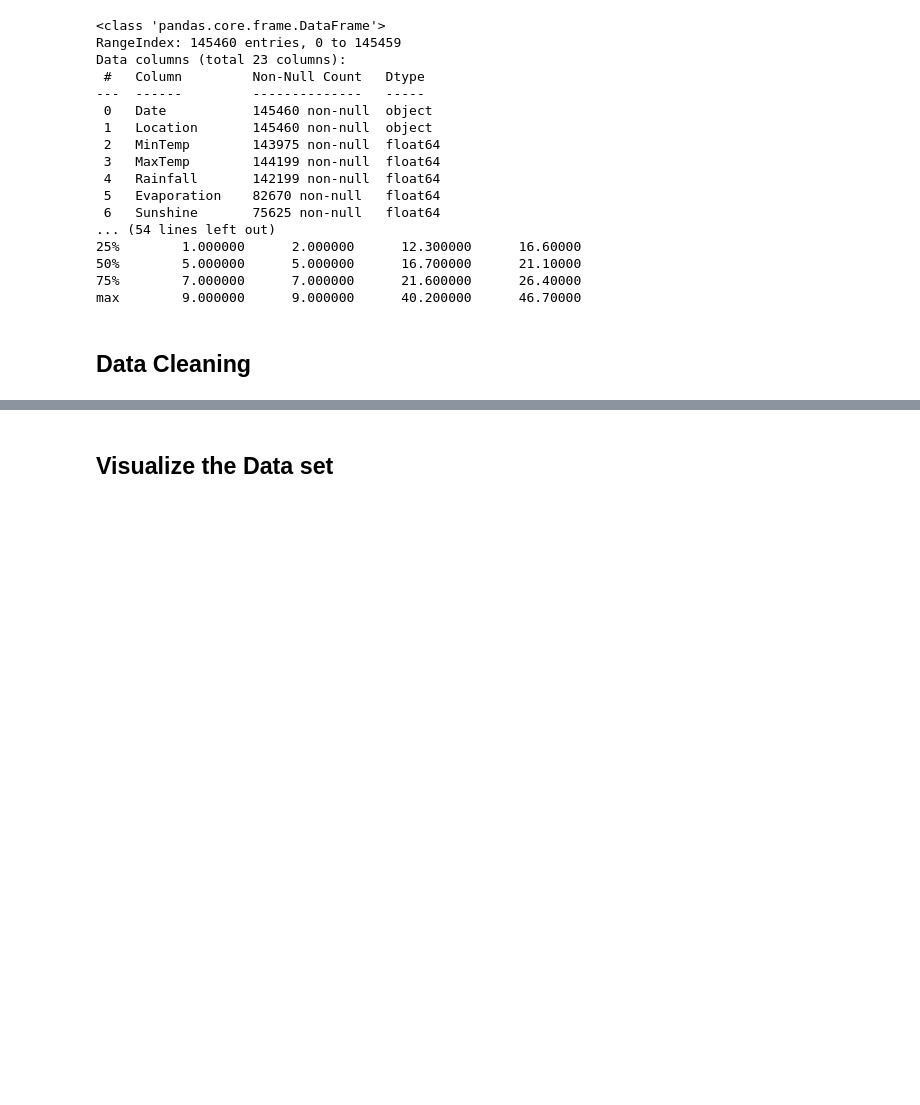
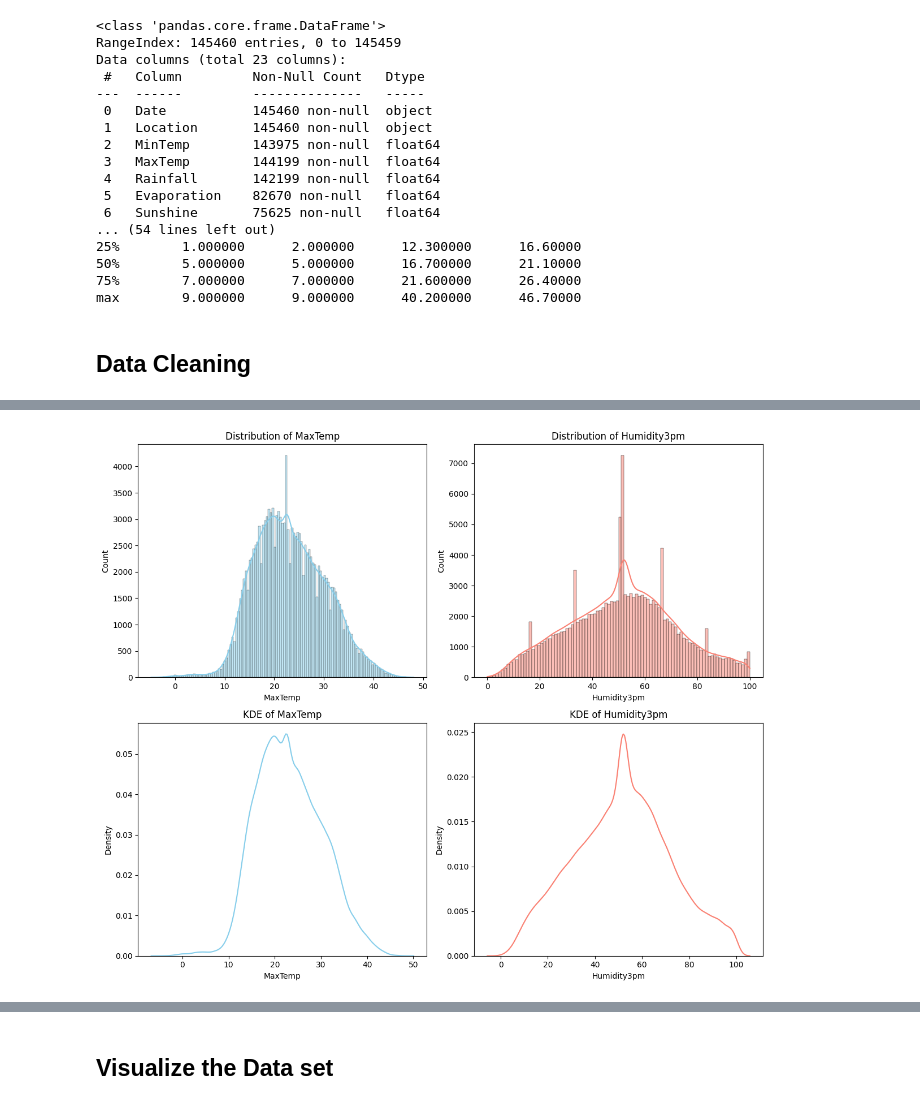
Before and after one commit to Dev00kushal/Student-Performance-Data, a Jupyter notebook: WeatherData.ipynb, the cells around one changed output, grey strips where cells are left out. Drawn from its saved outputs; the diff is of its cells as text; code cells hidden in the pictures; blank space fills up the shorter version.

```diff
--- a/WeatherData.ipynb
+++ b/WeatherData.ipynb
@@ -135,0 +55,89 @@ Unique Wind Directions:
+# %%
+# Remove duplicate entries
+weather_data.drop_duplicates(inplace=True)
+
+# Impute missing values in temperature and humidity columns with mean values
+columns_to_impute = ['MinTemp', 'MaxTemp', 'Humidity9am', 'Humidity3pm', 'Cloud9am', 'Cloud3pm', 'Evaporation', 'Sunshine']
+
+weather_data[columns_to_impute] = weather_data[columns_to_impute].apply(lambda x: x.fillna(x.median()))
+
+
+# Additional cleaning: Convert date-related columns to a consistent format
+weather_data['Date'] = pd.to_datetime(weather_data['Date'], format='%Y-%m-%d')
+
+# Display the cleaned dataset
+print(weather_data.head())
+
+# Summary Statistics
+numeric_summary = weather_data.describe()
+
+# Unique values in categorical columns
+unique_locations = weather_data['Location'].unique()
+unique_wind_directions = weather_data[['WindGustDir', 'WindDir9am', 'WindDir3pm']].stack().unique()
+
+print("Summary Statistics:")
+print(numeric_summary)
+
+print("\nUnique Locations:")
+print(unique_locations)
+
+print("\nUnique Wind Directions:")
+print(unique_wind_directions)
+
+# Visualization for categorical columns
+plt.figure(figsize=(14, 8))
+
+# Assuming 'weather_data' is your DataFrame with relevant data
+
+# Selecting the variables for analysis
+max_temp_data = weather_data['MaxTemp']
+humidity_data = weather_data['Humidity3pm']
+
+# Creating a figure with subplots for analyzing skewness and modality
+fig, axes = plt.subplots(2, 2, figsize=(12, 10))
+
+# Plotting distribution and KDE for MaxTemp
+sns.histplot(max_temp_data, kde=True, ax=axes[0, 0], color='skyblue')
+axes[0, 0].set_title('Distribution of MaxTemp')
+
+# Plotting distribution and KDE for Humidity3pm
+sns.histplot(humidity_data, kde=True, ax=axes[0, 1], color='salmon')
+axes[0, 1].set_title('Distribution of Humidity3pm')
+
+# Adding KDE plots for better visualization
+sns.kdeplot(max_temp_data, ax=axes[1, 0], color='skyblue')
+sns.kdeplot(humidity_data, ax=axes[1, 1], color='salmon')
+
+# Setting titles for KDE plots
+axes[1, 0].set_title('KDE of MaxTemp')
+axes[1, 1].set_title('KDE of Humidity3pm')
+
+# Adjust layout
+plt.tight_layout()
+
+# Show the plots
+plt.show()
+# Plot for Location distribution
+plt.subplot(2, 1, 1)
+sns.countplot(x='Location', data=weather_data)
+plt.title('Distribution of Locations')
+plt.xticks(rotation=45, ha='right')  # Rotate x-axis labels for better readability
+
+# Plot for Wind Direction distribution
+plt.subplot(2, 1, 2)
+sns.countplot(x='WindDir3pm', data=weather_data)
+plt.title('Distribution of Wind Directions at 3 pm')
+plt.xticks(rotation=45, ha='right')  # Rotate x-axis labels for better readability
+
+## Outliers in box plot necessary
+# Select numerical columns for box plot
+numeric_columns = ['MinTemp', 'MaxTemp', 'Humidity9am', 'Humidity3pm']
+
+plt.tight_layout()  # Adjust layout to prevent overlap
+plt.figure(figsize=(12, 6))
+weather_data[numeric_columns].boxplot(sym='r+')
+plt.title('Box Plots for Numerical Columns')
+plt.ylabel('Values')
+
+plt.show()
+# %% [output]
@@ -135,0 +162 @@ Unique Wind Directions:
+[figure, added]
```
Also changed, not shown: parts of 4 cells of this notebook, 5 other files.
